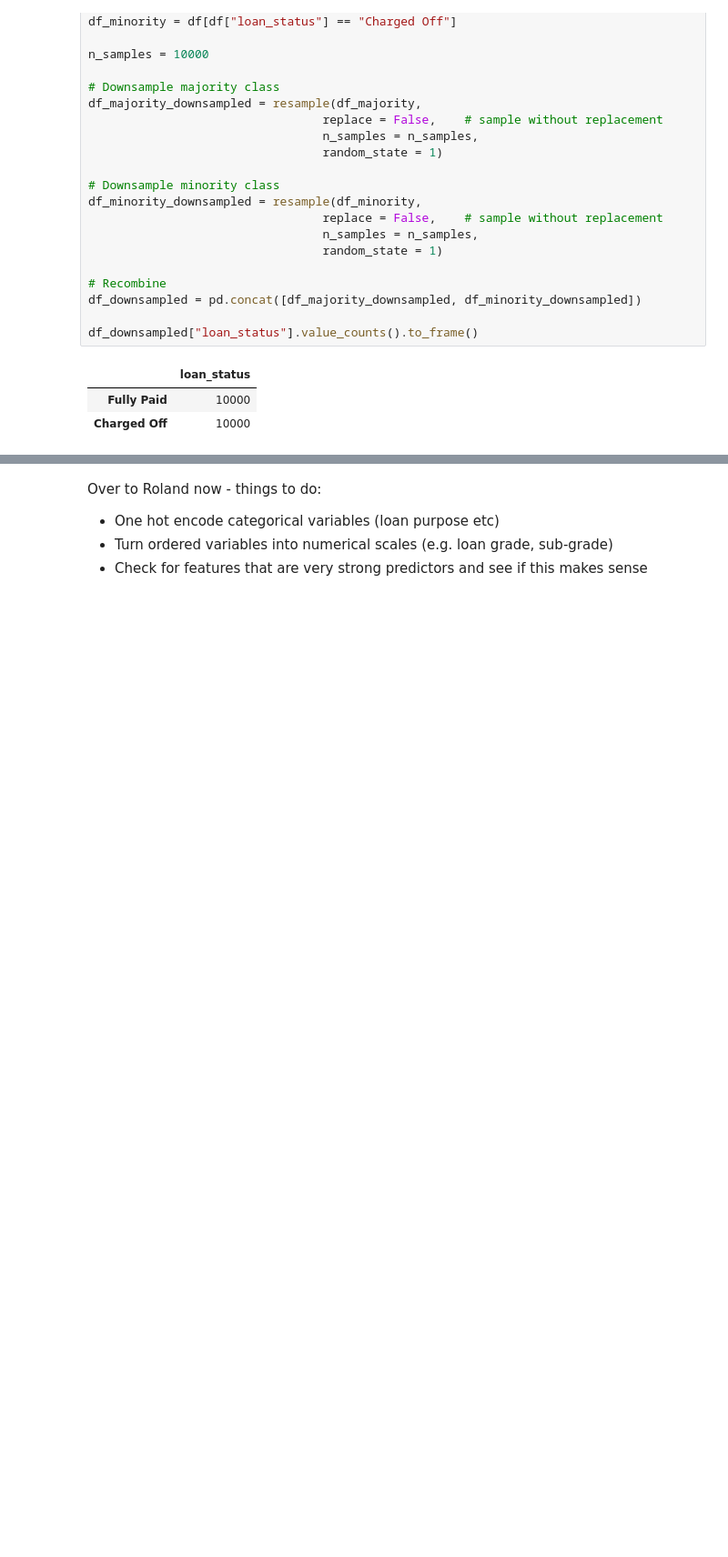
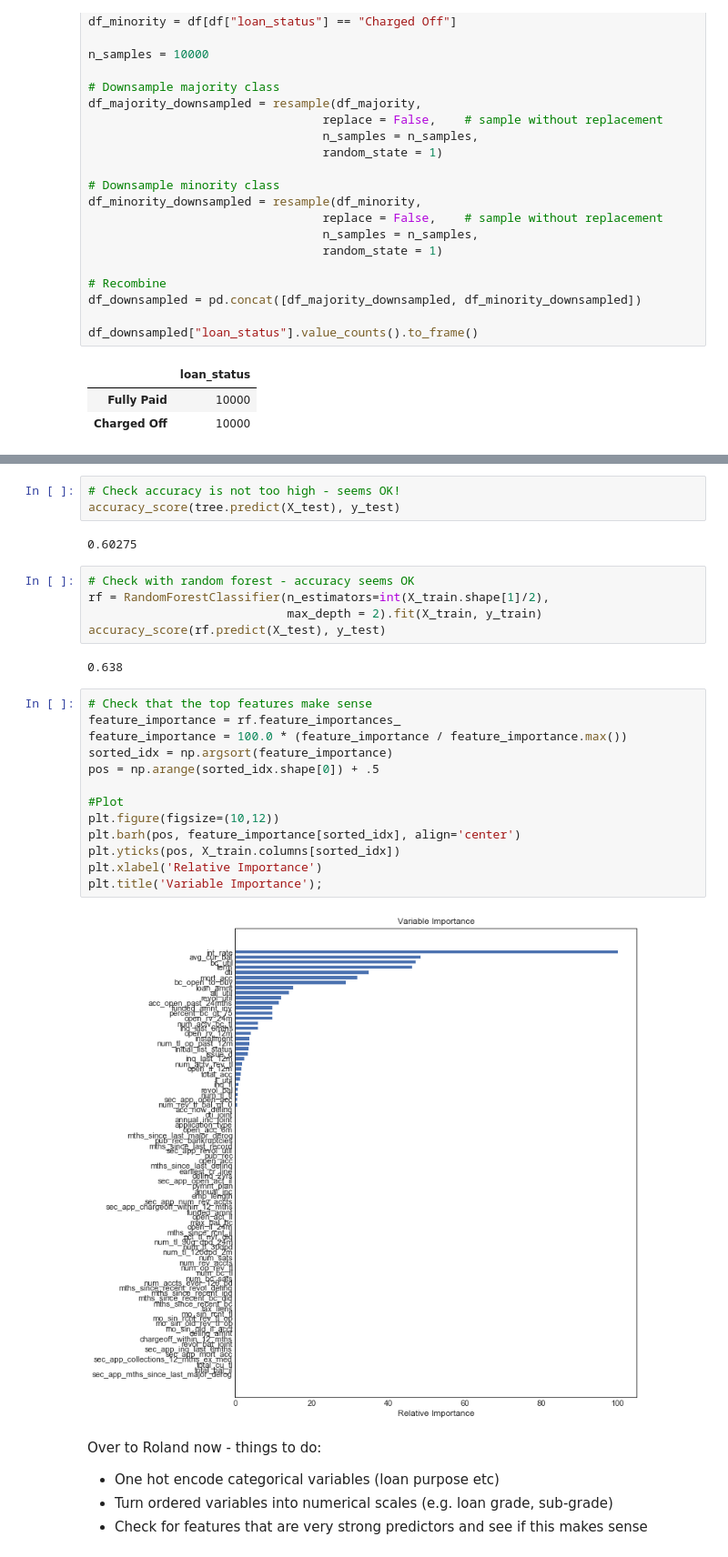
Before and after one commit to genagibson/cs109a_LendingClub, a Jupyter notebook: Lending_data_cleaning_final GG.ipynb, the cells around one changed output, grey strips where cells are left out. Shown at 91% size. Saved outputs shown, nothing was run; the diff lists cells and outputs as text; blank space fills up the shorter version.

```diff
--- a/Lending_data_cleaning_final GG.ipynb
+++ b/Lending_data_cleaning_final GG.ipynb
@@ -347,3 +395,30 @@ y_test = data_test['loan_status'].values
+# %%
+# Check accuracy is not too high - seems OK!
+accuracy_score(tree.predict(X_test), y_test)
+# %% [output]
+0.60275
+# %%
+# Check with random forest - accuracy seems OK
+rf = RandomForestClassifier(n_estimators=int(X_train.shape[1]/2),
+                            max_depth = 2).fit(X_train, y_train)
+accuracy_score(rf.predict(X_test), y_test)
+# %% [output]
+0.638
+# %%
+# Check that the top features make sense
+feature_importance = rf.feature_importances_
+feature_importance = 100.0 * (feature_importance / feature_importance.max())
+sorted_idx = np.argsort(feature_importance)
+pos = np.arange(sorted_idx.shape[0]) + .5
+
+#Plot
+plt.figure(figsize=(10,12))
+plt.barh(pos, feature_importance[sorted_idx], align='center')
+plt.yticks(pos, X_train.columns[sorted_idx])
+plt.xlabel('Relative Importance')
+plt.title('Variable Importance');
+# %% [output]
+[figure, added]
 # %% [markdown]
 Over to Roland now - things to do:
 * One hot encode categorical variables (loan purpose etc)
```
Also changed, not shown: parts of 13 cells of this notebook.
